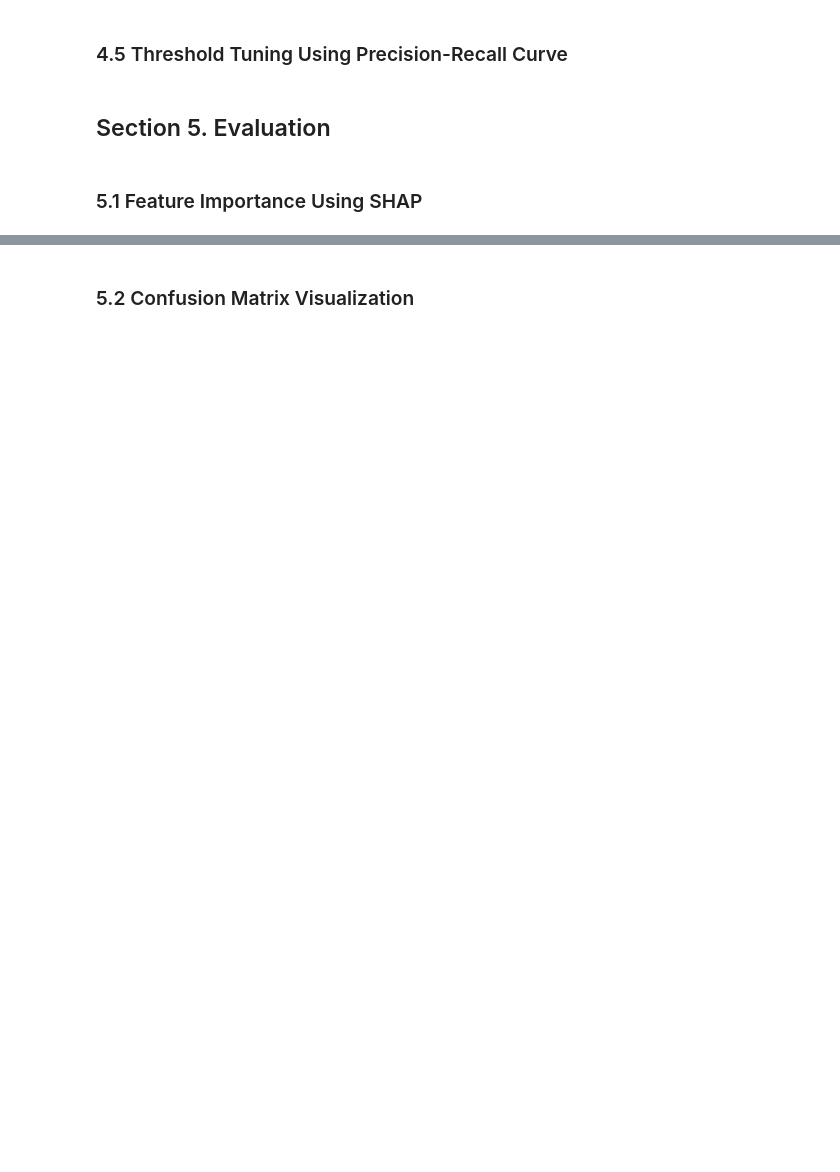
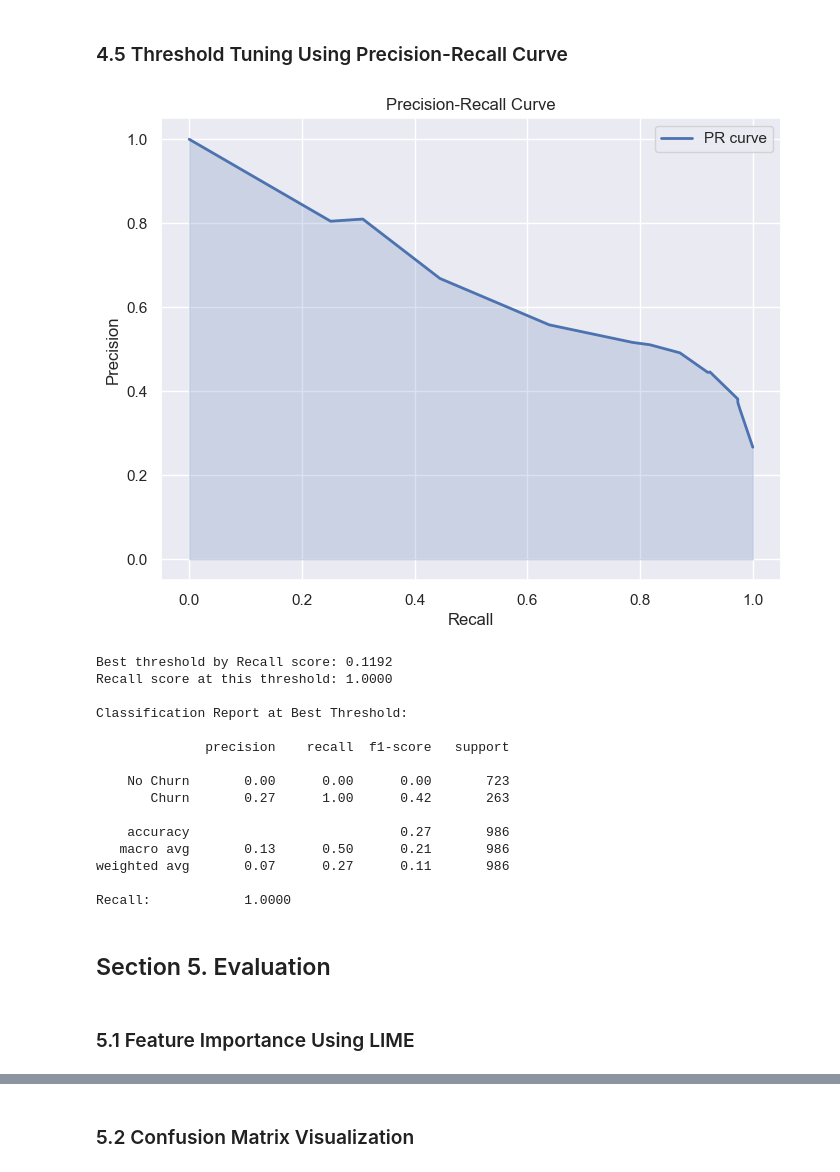
Before and after one commit to hansdarmawann/telco-churn, a Jupyter notebook: notebooks/1.3-hdr-coderefactor-notebook.ipynb, the cells around one changed output, grey strips where cells are left out. Drawn from its saved outputs; the diff is of its cells as text; code cells hidden in the pictures; blank space fills up the shorter version.

```diff
--- a/notebooks/1.3-hdr-coderefactor-notebook.ipynb
+++ b/notebooks/1.3-hdr-coderefactor-notebook.ipynb
@@ -933,4 +1013,71 @@ pass
+# %%
+# Plot Precision-Recall curve
+precision_vals, recall_vals, thresholds = precision_recall_curve(y_test, y_proba)
+
+plt.figure(figsize=(8, 6))
+plt.plot(recall_vals, precision_vals, color='b', lw=2, label='PR curve')
+plt.fill_between(recall_vals, precision_vals, alpha=0.2, color='b')
+plt.xlabel('Recall')
+plt.ylabel('Precision')
+plt.title('Precision-Recall Curve')
+plt.legend(loc='best')
+plt.grid(True)
+plt.show()
+
+from sklearn.metrics import (
+    accuracy_score,
+    precision_score,
+    recall_score,
+    f1_score,
+    classification_report,
+    confusion_matrix,
+)
+import matplotlib.pyplot as plt
+import seaborn as sns
+import numpy as np
+
+# Exclude last point where threshold is not defined (thresholds length is one less than precision/recall)
+recall_vals_trimmed = recall_vals[:-1]
+thresholds_trimmed = thresholds
+
+# Find threshold that maximizes recall
+best_idx = np.argmax(recall_vals_trimmed)
+best_threshold = thresholds_trimmed[best_idx]
+best_recall = recall_vals_trimmed[best_idx]
+
+print(f"Best threshold by Recall score: {best_threshold:.4f}")
+print(f"Recall score at this threshold: {best_recall:.4f}")
+
+# Apply the best threshold to predicted probabilities to get new predictions
+y_pred_threshold = (y_proba >= best_threshold).astype(int)
+
+# Calculate metrics using the new predictions
+recall = recall_score(y_test, y_pred_threshold)
+
+# Print classification report
+print("\nClassification Report at Best Threshold:\n")
+print(classification_report(y_test, y_pred_threshold, target_names=['No Churn', 'Churn']))
+
+# Print summary metrics
+print(f"Recall:            {recall:.4f}")
+# %% [output]
+[figure, added]
+Best threshold by Recall score: 0.1192
+Recall score at this threshold: 1.0000
+
+Classification Report at Best Threshold:
+
+              precision    recall  f1-score   support
+
+    No Churn       0.00      0.00      0.00       723
+       Churn       0.27      1.00      0.42       263
+
+    accuracy                           0.27       986
+   macro avg       0.13      0.50      0.21       986
+weighted avg       0.07      0.27      0.11       986
+
+Recall:            1.0000
 # %% [markdown]
 ## Section 5. Evaluation
 # %% [markdown]
-### 5.1 Feature Importance Using SHAP
+### 5.1 Feature Importance Using LIME
```
Also changed, not shown: parts of 15 cells of this notebook, 7 other files.
